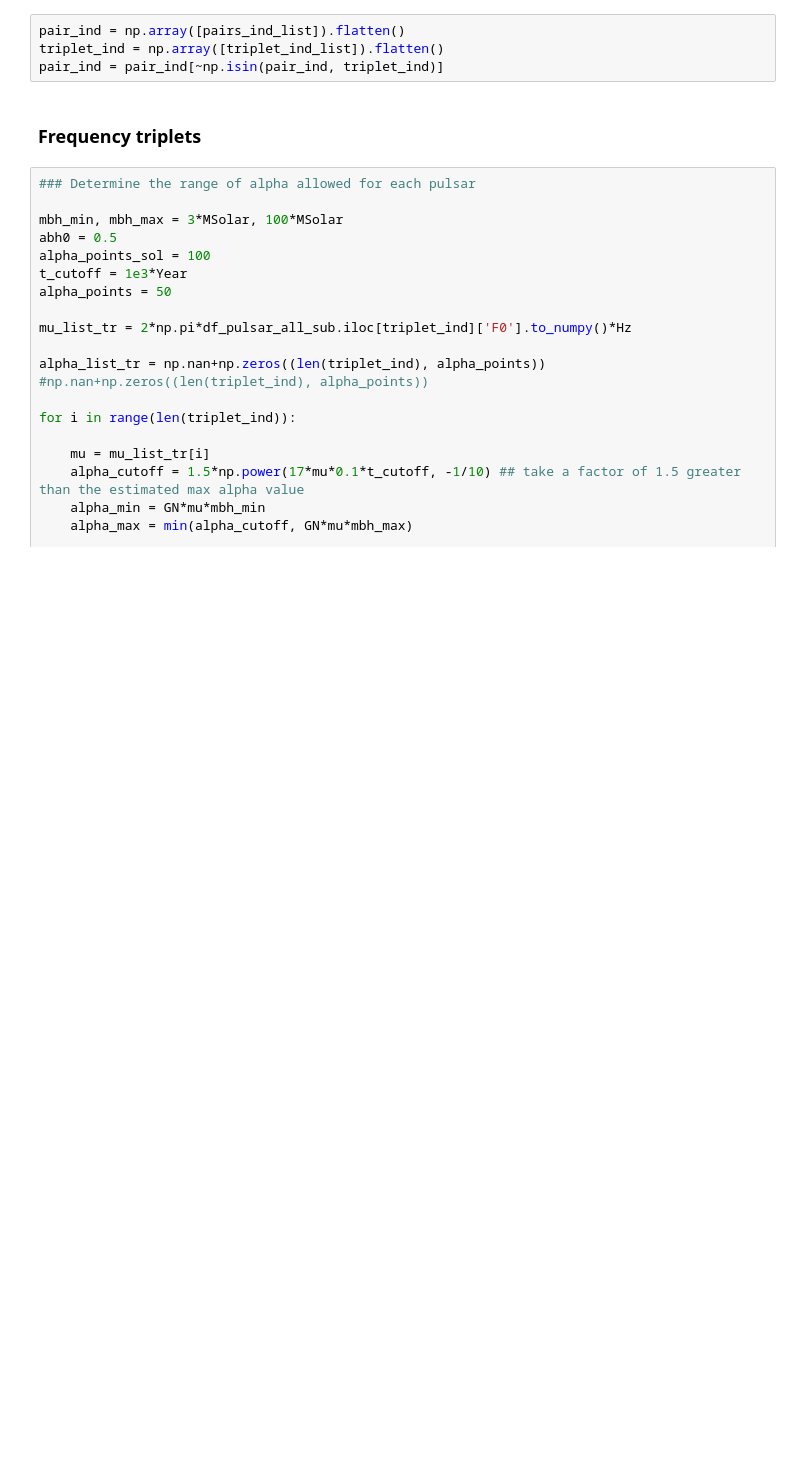
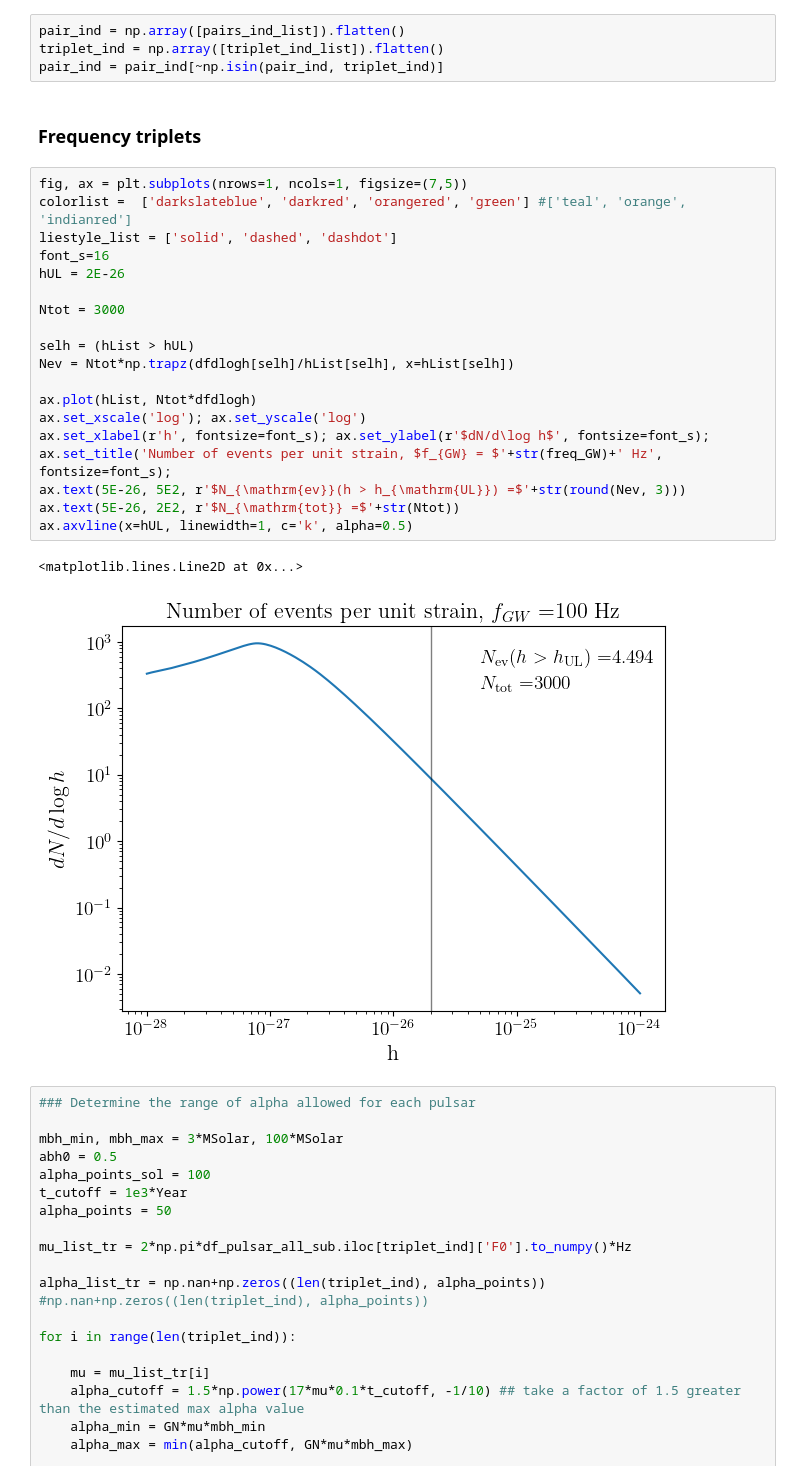
Before and after one commit to crimondino/superradianceCW, a Jupyter notebook: fake_pulsars.ipynb, the cells around one changed output. Cells and saved outputs as stored; diff of their text form; blank space fills up the shorter version.

Commit message:
estimate number of events

```diff
--- a/fake_pulsars.ipynb
+++ b/fake_pulsars.ipynb
@@ -171,6 +171,28 @@ triplet_ind = np.array([triplet_ind_list]).flatten()
 pair_ind = pair_ind[~np.isin(pair_ind, triplet_ind)]
 # %% [markdown]
 ### Frequency triplets
+# %%
+fig, ax = plt.subplots(nrows=1, ncols=1, figsize=(7,5))
+colorlist =  ['darkslateblue', 'darkred', 'orangered', 'green'] #['teal', 'orange', 'indianred']
+liestyle_list = ['solid', 'dashed', 'dashdot']
+font_s=16
+hUL = 2E-26
+
+Ntot = 3000
+
+selh = (hList > hUL)
+Nev = Ntot*np.trapz(dfdlogh[selh]/hList[selh], x=hList[selh])
+
+ax.plot(hList, Ntot*dfdlogh)
+ax.set_xscale('log'); ax.set_yscale('log')
+ax.set_xlabel(r'h', fontsize=font_s); ax.set_ylabel(r'$dN/d\log h$', fontsize=font_s);
+ax.set_title('Number of events per unit strain, $f_{GW} = $'+str(freq_GW)+' Hz', fontsize=font_s);
+ax.text(5E-26, 5E2, r'$N_{\mathrm{ev}}(h > h_{\mathrm{UL}}) =$'+str(round(Nev, 3)))
+ax.text(5E-26, 2E2, r'$N_{\mathrm{tot}} =$'+str(Ntot))
+ax.axvline(x=hUL, linewidth=1, c='k', alpha=0.5)
+# %% [output]
+<matplotlib.lines.Line2D at 0x...>
+[figure, added]
 # %%
 ### Determine the range of alpha allowed for each pulsar
 
```
Also changed, not shown: parts of 1 cell of this notebook, 4 other files.
